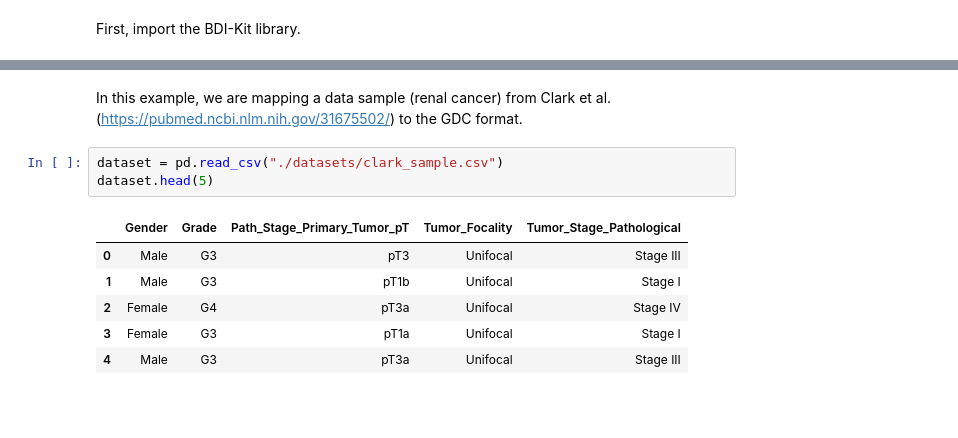
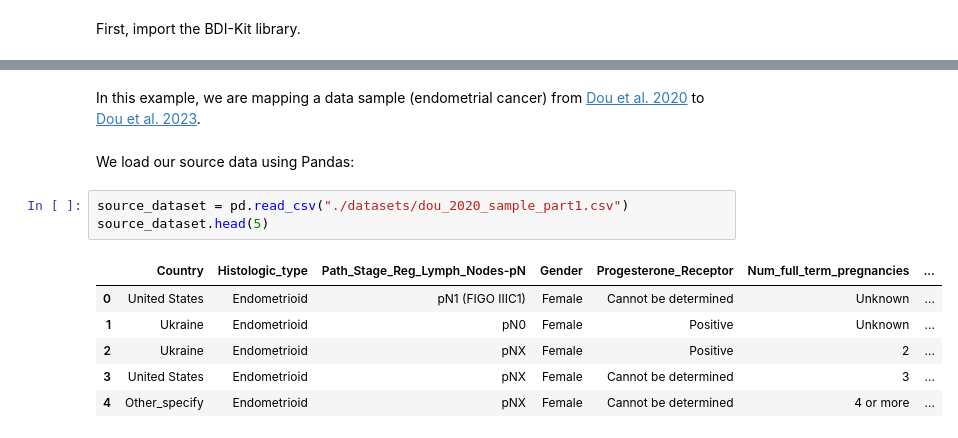
Before and after one commit to VIDA-NYU/bdi-kit, a Jupyter notebook: examples/quick-start.ipynb, the cells around one changed output, grey strips where cells are left out. Cells and saved outputs as stored; diff of their text form; blank space fills up the shorter version.

```diff
--- a/examples/quick-start.ipynb
+++ b/examples/quick-start.ipynb
@@ -10,14 +10,16 @@ import pandas as pd
 [interactive output not drawn]
 [interactive output not drawn]
 # %% [markdown]
-In this example, we are mapping a data sample (renal cancer) from Clark et al. (https://pubmed.ncbi.nlm.nih.gov/31675502/) to the GDC format.
+In this example, we are mapping a data sample (endometrial cancer) from [Dou et al. 2020](https://pubmed.ncbi.nlm.nih.gov/32059776/) to [Dou et al. 2023](https://pubmed.ncbi.nlm.nih.gov/37567170/).
+# %% [markdown]
+We load our source data using Pandas:
 # %%
-dataset = pd.read_csv("./datasets/clark_sample.csv")
-dataset.head(5)
+source_dataset = pd.read_csv("./datasets/dou_2020_sample_part1.csv")
+source_dataset.head(5)
 # %% [output]
-|  | Gender | Grade | Path_Stage_Primary_Tumor_pT | Tumor_Focality | Tumor_Stage_Pathological |
-| 0 | Male | G3 | pT3 | Unifocal | Stage III |
-| 1 | Male | G3 | pT1b | Unifocal | Stage I |
-| 2 | Female | G4 | pT3a | Unifocal | Stage IV |
-| 3 | Female | G3 | pT1a | Unifocal | Stage I |
-| 4 | Male | G3 | pT3a | Unifocal | Stage III |
+|  | Country | Histologic_type | Path_Stage_Reg_Lymph_Nodes-pN | Gender | Progesterone_Receptor | Num_full_term_pregnancies | ... |
+| 0 | United States | Endometrioid | pN1 (FIGO IIIC1) | Female | Cannot be determined | Unknown | ... |
+| 1 | Ukraine | Endometrioid | pN0 | Female | Positive | Unknown | ... |
+| 2 | Ukraine | Endometrioid | pNX | Female | Positive | 2 | ... |
+| 3 | United States | Endometrioid | pNX | Female | Cannot be determined | 3 | ... |
+| 4 | Other_specify | Endometrioid | pNX | Female | Cannot be determined | 4 or more | ... |
```
Also changed, not shown: parts of 12 cells of this notebook, 7 other files.
